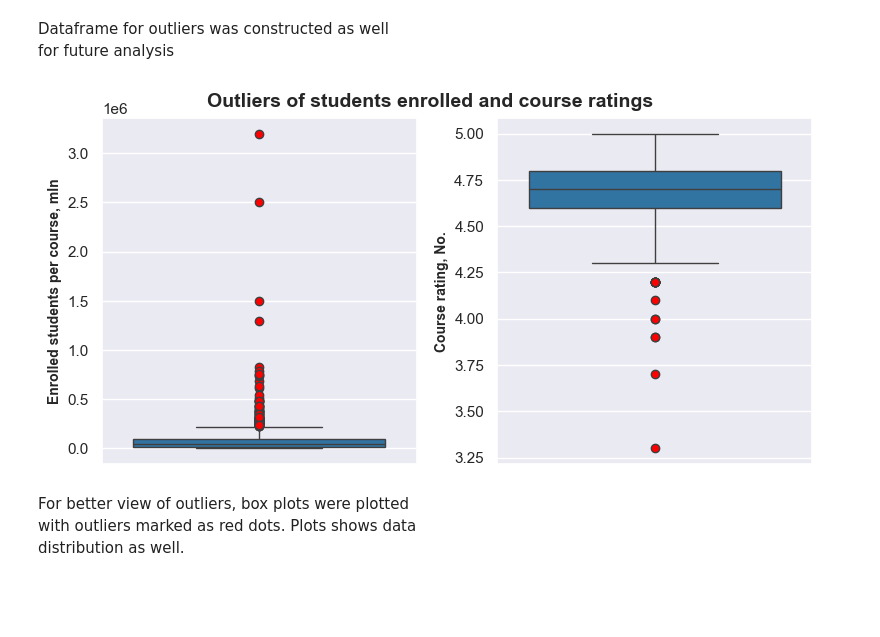
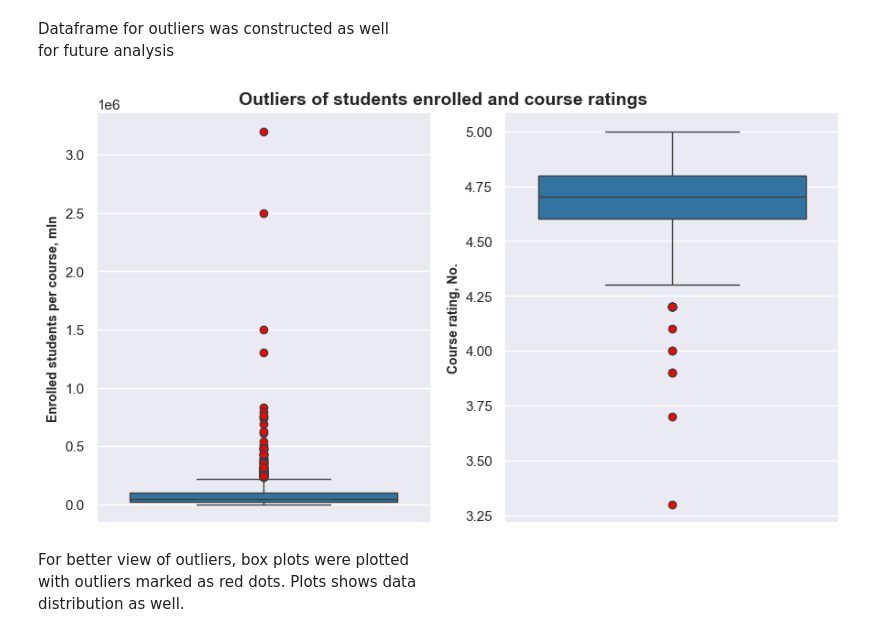
Before and after one commit to ShariYo/Modul1_Sprint3, a Jupyter notebook: project/main.ipynb, the cells around one changed output. Saved outputs shown, nothing was run; the diff lists cells and outputs as text; code cells hidden in the pictures; blank space fills up the shorter version.

```diff
--- a/project/main.ipynb
+++ b/project/main.ipynb
@@ -145,16 +145,15 @@ Dataset has no duplicates, NaN values or empty cells
 # %% [markdown]
 Converting "course_students_enrolled" to INT numbers
 # %%
-def convert(val):
-    if val[-1] == "k":
-        return int(float(val[:-1]) * 1000)
-    elif val[-1] == "m":
-        return int(float(val[:-1]) * (10 ** 6))
-    else:
-        return int(val)
+def convert(value):
+    if value[-1] == "k":
+        return int(float(value[:-1]) * 1000)
+    elif value[-1] == "m":
+        return int(float(value[:-1]) * (10**6))
 
-raw_df['course_students_enrolled'] = raw_df['course_students_enrolled'].apply(convert)
-cleaned_df = raw_df
+
+raw_df["course_students_enrolled"] = raw_df["course_students_enrolled"].apply(convert)
+cleaned_df = raw_df.copy()
 cleaned_df
 # %% [output]
 |  | course_title | course_organization | course_Certificate_type | course_rating | course_difficulty | ... |
@@ -236,32 +235,32 @@ outliers_df.head(4)
 Dataframe for outliers was constructed as well
 for future analysis
 # %%
-fig, ax = plt.subplots(1, 2, figsize=(8, 4))
+fig, ax = plt.subplots(1, 2, figsize=(9, 5))
 
 sns.boxplot(
     numeric["course_students_enrolled"],
     ax=ax[0],
     showfliers=True,
     flierprops=dict(markerfacecolor="red", marker="o"),
 )
 ax[0].set_ylabel("Enrolled students per course, mln", fontweight="bold", fontsize=10)
 sns.boxplot(
     numeric["course_rating"],
     ax=ax[1],
     showfliers=True,
     flierprops=dict(markerfacecolor="red", marker="o"),
 )
 ax[1].set_ylabel("Course rating, No.", fontweight="bold", fontsize=10)
 plt.tight_layout()
 fig.suptitle(
     "Outliers of students enrolled and course ratings",
     fontsize=14,
     fontweight="bold",
     ha="center",
 )
 plt.show()
 # %% [output]
-[figure, old version]
+[figure, new version]
 # %% [markdown]
 For better view of outliers, box plots were plotted
 with outliers marked as red dots. Plots shows data
```
Also changed, not shown: parts of 24 cells of this notebook.
